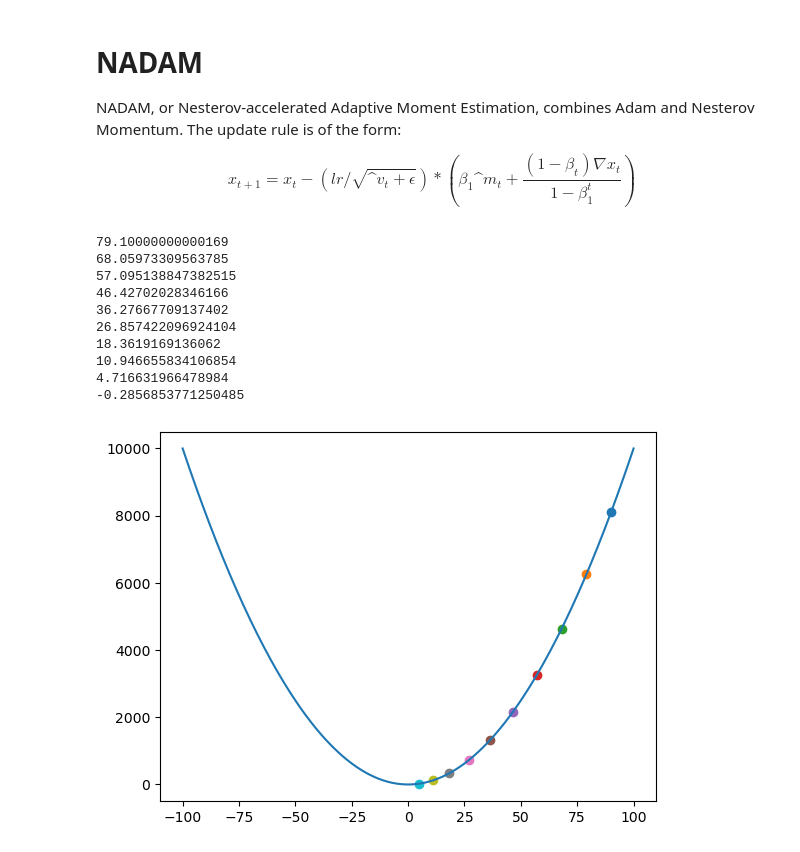
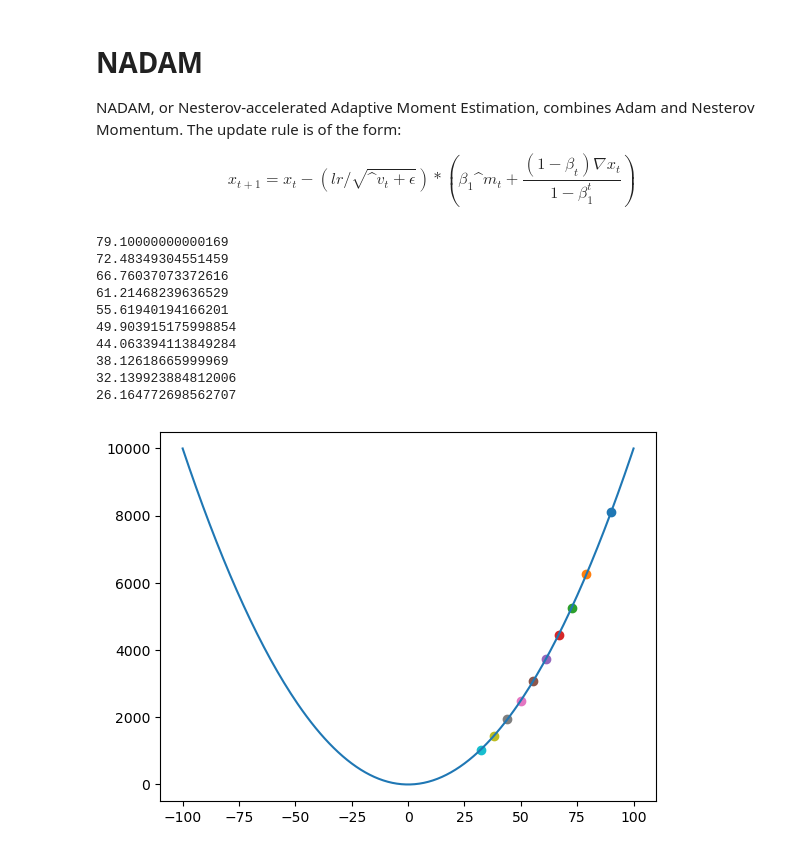
Before and after one commit to Jithendiran/mlTask, a Jupyter notebook: docs/gradient/Adam.ipynb, the cells around one changed output. Cells and saved outputs as stored; diff of their text form; code cells hidden in the pictures.

```diff
--- a/docs/gradient/Adam.ipynb
+++ b/docs/gradient/Adam.ipynb
@@ -152,39 +152,39 @@ $$
 # %%
 # Adam
 
 x1 = 90
 y1 = fun(x1)
 em = 0
 ev = 0
 lr = 10
 beta1 = 0.9
 beta2 = 0.99
 epsilon = 0.00000001
 
 plt.plot(x,y)
 for i in range(10):
     plt.scatter(x1,y1)
     g = grad_fun(x1)
 
     em = (beta1 * em) + ((1 - beta1) * g)
     ev = (beta2 * ev) + ((1 - beta2) * (g * g))
 
     cm = em / (1 - (beta1 ** (i + 1)))
     cv = ev / (1 - (beta2 ** (i + 1)))
 
-    x1 = x1 - (lr/math.sqrt(cv + epsilon)) * (beta1 * em + ((1-beta1 ** (i+1))*g / (1-beta1 ** (i+1))))
+    x1 = x1 - (lr/math.sqrt(cv + epsilon)) * (beta1 * em + ((1-beta1)*g / (1-beta1 ** (i+1))))
     y1 = fun(x1)
     print(x1)
 plt.show()
 # %% [output]
 79.10000000000169
-68.05973309563785
-57.095138847382515
-46.42702028346166
-36.27667709137402
-26.857422096924104
-18.3619169136062
-10.946655834106854
-4.716631966478984
--0.2856853771250485
+72.48349304551459
+66.76037073372616
+61.21468239636529
+55.61940194166201
+49.903915175998854
+44.063394113849284
+38.12618665999969
+32.139923884812006
+26.164772698562707
-[figure, old version]
+[figure, new version]
```
